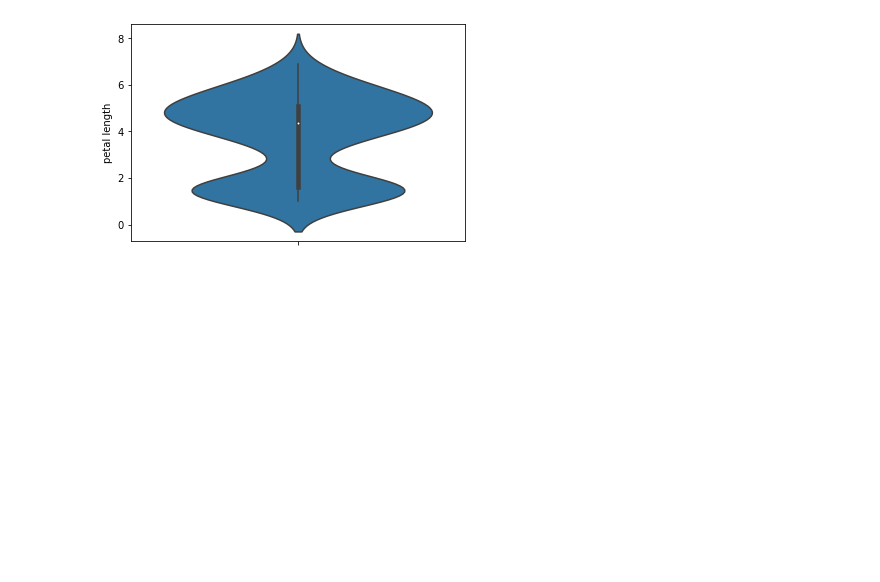
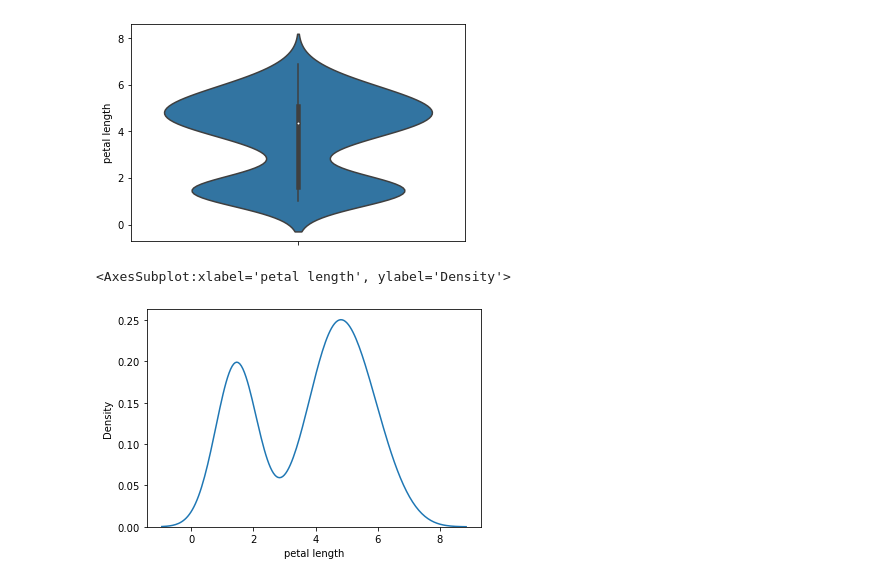
Before and after one commit to Porpoising/home_tasks, a Jupyter notebook: Cribs/viz_crib.ipynb, the cells around one changed output. Saved outputs shown, nothing was run; the diff lists cells and outputs as text; code cells hidden in the pictures; blank space fills up the shorter version.

```diff
--- a/Cribs/viz_crib.ipynb
+++ b/Cribs/viz_crib.ipynb
@@ -91,3 +142,8 @@ sb.violinplot(y=iriset['petal length'])
 # %% [output]
 <AxesSubplot:ylabel='petal length'>
 [figure]
+# %%
+sb.kdeplot(data=iriset['petal length'])
+# %% [output]
+<AxesSubplot:xlabel='petal length', ylabel='Density'>
+[figure, added]
```
Also changed, not shown: parts of 11 cells of this notebook, 1 other file.
